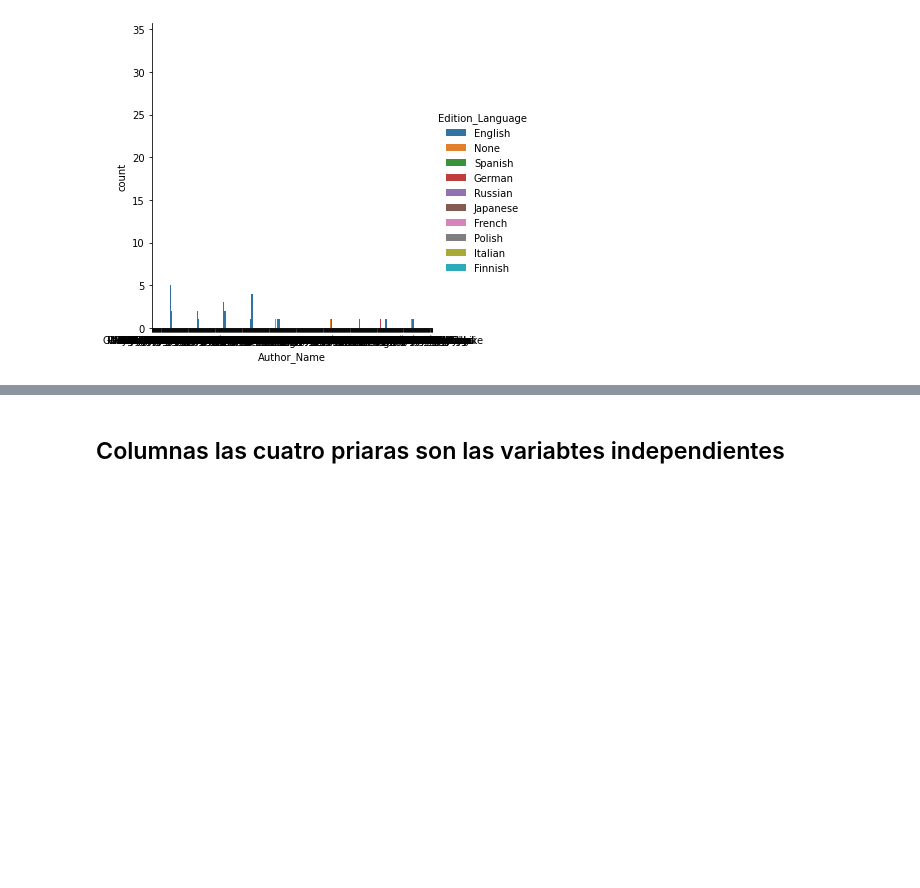
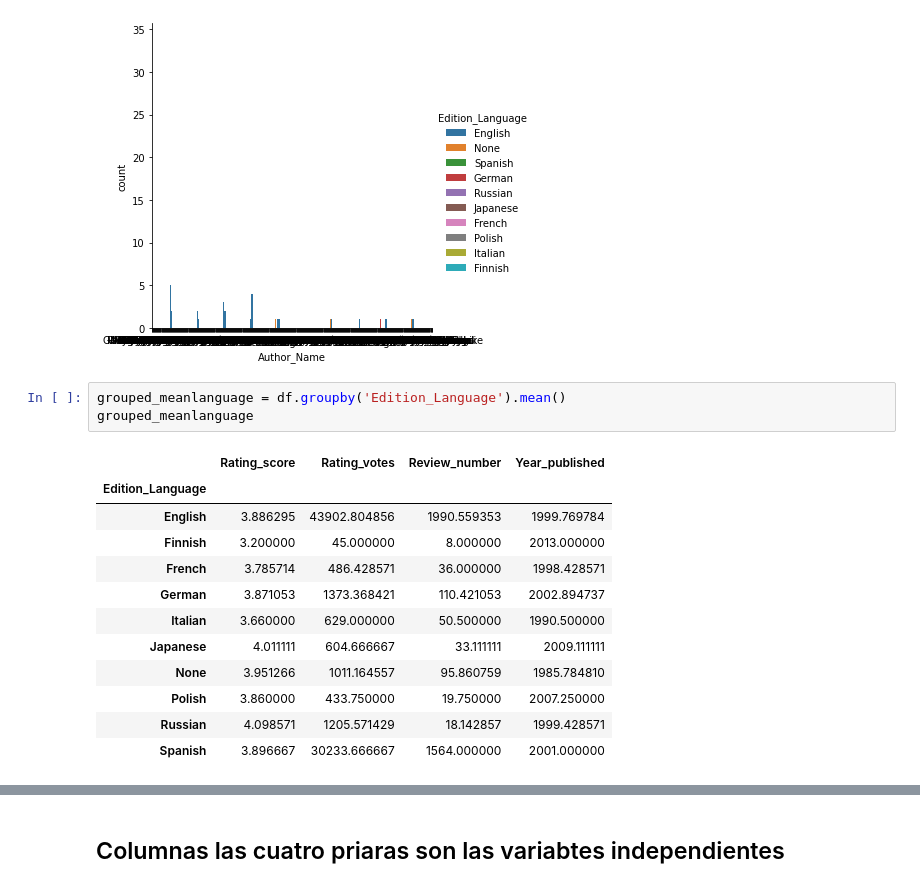
Before and after one commit to Factoria-F5-AI-Bootcamp-1-Edicion/cyberpunk_dataset, a Jupyter notebook: Plantilla.ipynb, the cells around one changed output, grey strips where cells are left out. Drawn from its saved outputs; the diff is of its cells as text; blank space fills up the shorter version.

```diff
--- a/Plantilla.ipynb
+++ b/Plantilla.ipynb
@@ -162,3 +162,19 @@ sns.catplot(x ="Author_Name", hue ="Edition_Language", kind ="count", data = df)
 # %% [output]
 <seaborn.axisgrid.FacetGrid at 0x...>
 [figure]
+# %%
+grouped_meanlanguage = df.groupby('Edition_Language').mean()
+grouped_meanlanguage
+# %% [output]
+|  | Rating_score | Rating_votes | Review_number | Year_published |
+| Edition_Language |  |  |  |  |
+| English | 3.886295 | 43902.804856 | 1990.559353 | 1999.769784 |
+| Finnish | 3.200000 | 45.000000 | 8.000000 | 2013.000000 |
+| French | 3.785714 | 486.428571 | 36.000000 | 1998.428571 |
+| German | 3.871053 | 1373.368421 | 110.421053 | 2002.894737 |
+| Italian | 3.660000 | 629.000000 | 50.500000 | 1990.500000 |
+| Japanese | 4.011111 | 604.666667 | 33.111111 | 2009.111111 |
+| None | 3.951266 | 1011.164557 | 95.860759 | 1985.784810 |
+| Polish | 3.860000 | 433.750000 | 19.750000 | 2007.250000 |
+| Russian | 4.098571 | 1205.571429 | 18.142857 | 1999.428571 |
+| Spanish | 3.896667 | 30233.666667 | 1564.000000 | 2001.000000 |
```
Also changed, not shown: parts of 2 cells of this notebook.
